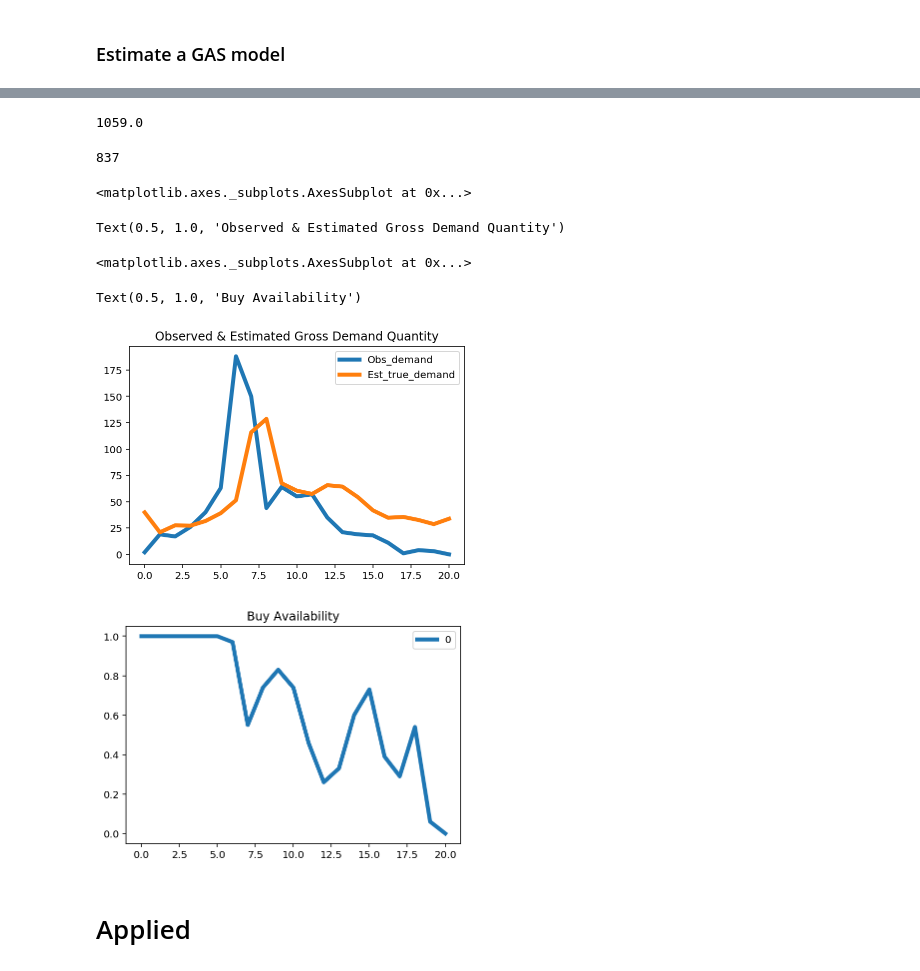
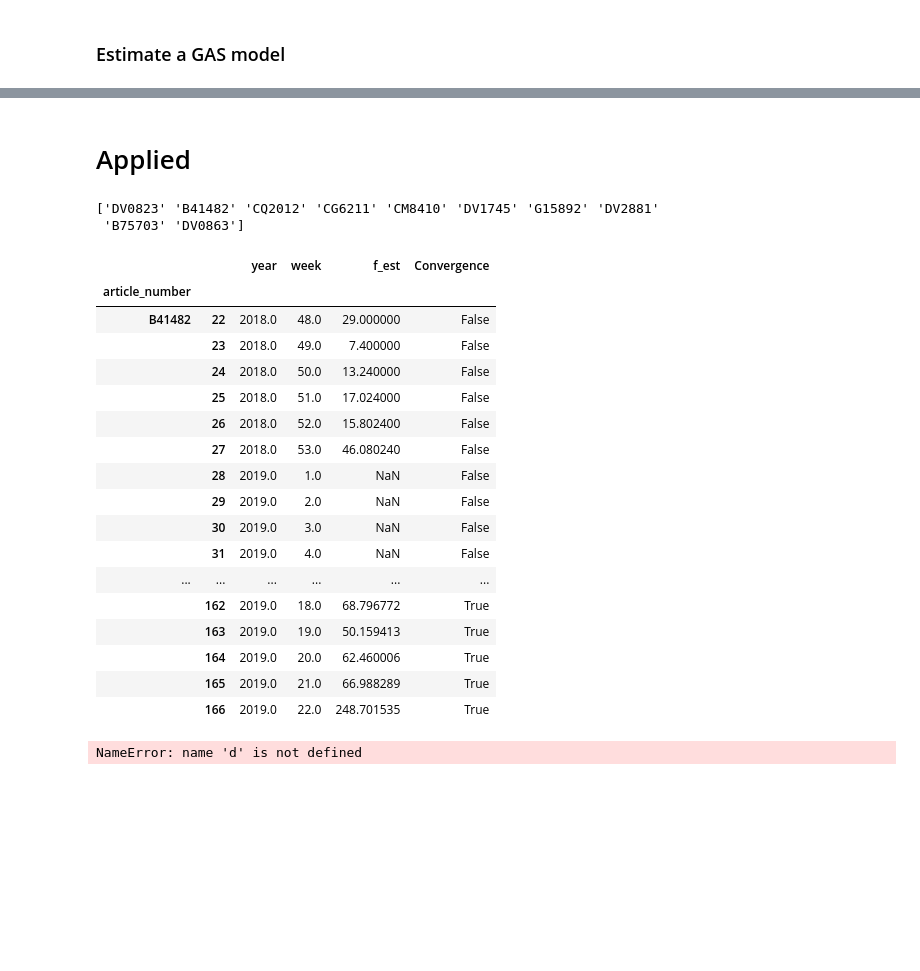
Before and after one commit to cwcomiskey/Misc, a Jupyter notebook: adidas/MVP.ipynb, the cells around one changed output, grey strips where cells are left out. Drawn from its saved outputs; the diff is of its cells as text; code cells hidden in the pictures; blank space fills up the shorter version.

```diff
--- a/adidas/MVP.ipynb
+++ b/adidas/MVP.ipynb
@@ -136,3 +137,6 @@ dat.set_index('article_number', inplace = True)
+# %%
+dat.dropna(inplace=True) # ******
+dat.shape
 # %%
 # dat.reset_index(inplace=True)
 
@@ -233,34 +215,29 @@ Wall time: 960 ms
 # %%
 # Get estimated parameters and filter out the demand
 
-# x1par = initialize_parameters(res.x)
-x1par = initialize_parameters(x0)
+x1par = initialize_parameters(res.x)
+#x1par = initialize_parameters(x0)
 f_est = filterGAS(y, x, x1par)
 
 d = pd.DataFrame({'Obs_demand': y[:,0], 'Est_true_demand': f_est[:,0]})
 
 # total real demand
-round(np.sum(f_est))
+print('Estimated true demand:', round(np.sum(f_est)))
 
 # total observed demand
-np.sum(y)
+print('Observed demand:', np.sum(y))
 
-pd.DataFrame(data = d).plot(linewidth = 4)
+# plt.rcParams["figure.figsize"] = [10,5]
+
+pd.DataFrame(data = d).plot(linewidth = 5)
 # plt.ylim(0, 1200)
-plt.title('Observed & Estimated Gross Demand Quantity')
+plt.title('Net Demand Quantity: Observed & Estimated', size = 22)
 
-pd.DataFrame(x).plot(linewidth = 4)
-plt.title('Buy Availability')
+pd.DataFrame(x).plot(linewidth = 5)
+plt.title('Buy Availability', size = 22)
 #plt.ylabel('Real Data')
+
+plt.xlabel('Week', size = 22)
-# %% [output]
-1059.0
-837
-<matplotlib.axes._subplots.AxesSubplot at 0x...>
-Text(0.5, 1.0, 'Observed & Estimated Gross Demand Quantity')
-<matplotlib.axes._subplots.AxesSubplot at 0x...>
-Text(0.5, 1.0, 'Buy Availability')
-[figure, removed]
-[figure, removed]
 # %% [markdown]
 # Applied
 # %%
@@ -281 +253,3 @@ dat.set_index(['article_number'], inplace = True)
+# %%
+dat.dropna(inplace=True) # ******
 # %%
@@ -334,19 +293,33 @@ out
 # %%
-a = np.random.choice(dat.index.unique(), size = 1, replace = False)
+a = np.random.choice(dat.index.unique(), size = 10, replace = False)
 print(a)
-dat_samp = dat.loc[a ,:]
+dat_samp = dat.loc[a ,:].copy()
 dat_samp.reset_index(inplace = True)
 
-# f_est1 = GAS_est(dat_samp.net_qty, dat_samp.buy_availability) # numpy.ndarray, (27, 1)
+# DNC: DW9818
 
-# tt = dat_samp.groupby(["article_number", "year", "week"]).agg({'cost':'count'})
-# tt.loc[tt.cost > 1,:]
+# dat_samp.groupby(['article_number']).apply(
+#     lambda u: GAS_est(u['net_qty'], u['buy_availability']))
 
-# 100 articles = 14 s
-# 1000 articles = 2min 47s
-# 5000 articles = 24 min
-
-d = dat_samp.groupby(["article_number"]).apply(lambda g: GAS_est(g))
-d.reset_index(inplace = True)
-
-d = pd.merge(dat_samp, d, left_on=['article_number', 'year', 'week'], right_on=['article_number', 'year', 'week'])
+dat_samp.groupby('article_number').apply(GAS_est)
+# %% [output]
+['DV0823' 'B41482' 'CQ2012' 'CG6211' 'CM8410' 'DV1745' 'G15892' 'DV2881'
+ 'B75703' 'DV0863']
+|  |  | year | week | f_est | Convergence |
+| article_number |  |  |  |  |  |
+| B41482 | 22 | 2018.0 | 48.0 | 29.000000 | False |
+|  | 23 | 2018.0 | 49.0 | 7.400000 | False |
+|  | 24 | 2018.0 | 50.0 | 13.240000 | False |
+|  | 25 | 2018.0 | 51.0 | 17.024000 | False |
+|  | 26 | 2018.0 | 52.0 | 15.802400 | False |
+|  | 27 | 2018.0 | 53.0 | 46.080240 | False |
+|  | 28 | 2019.0 | 1.0 | NaN | False |
+|  | 29 | 2019.0 | 2.0 | NaN | False |
+|  | 30 | 2019.0 | 3.0 | NaN | False |
+|  | 31 | 2019.0 | 4.0 | NaN | False |
+| ... | ... | ... | ... | ... | ... |
+|  | 162 | 2019.0 | 18.0 | 68.796772 | True |
+|  | 163 | 2019.0 | 19.0 | 50.159413 | True |
+|  | 164 | 2019.0 | 20.0 | 62.460006 | True |
+|  | 165 | 2019.0 | 21.0 | 66.988289 | True |
+|  | 166 | 2019.0 | 22.0 | 248.701535 | True |
@@ -358,7 +327,7 @@ pd.DataFrame(data = d_samp[['net_qty', 'f_est']])
 a = np.random.choice(d.article_number, size = 1)
 a[0]
 
-d_samp = d[d.article_number == a[0]]
+d_samp = dat[dat.article_number == a[0]]
 d_samp.head()
 
 
@@ -373,6 +342,8 @@ plt.ylim(0, 1)
 
 plt.title('Buy Availability')
 plt.ylabel('Real Data')
+# %% [output]
+NameError: name 'd' is not defined
 # %%
 # ------------------------- Appendix ---------------------------
 # %%
```
Also changed, not shown: parts of 11 cells of this notebook.
